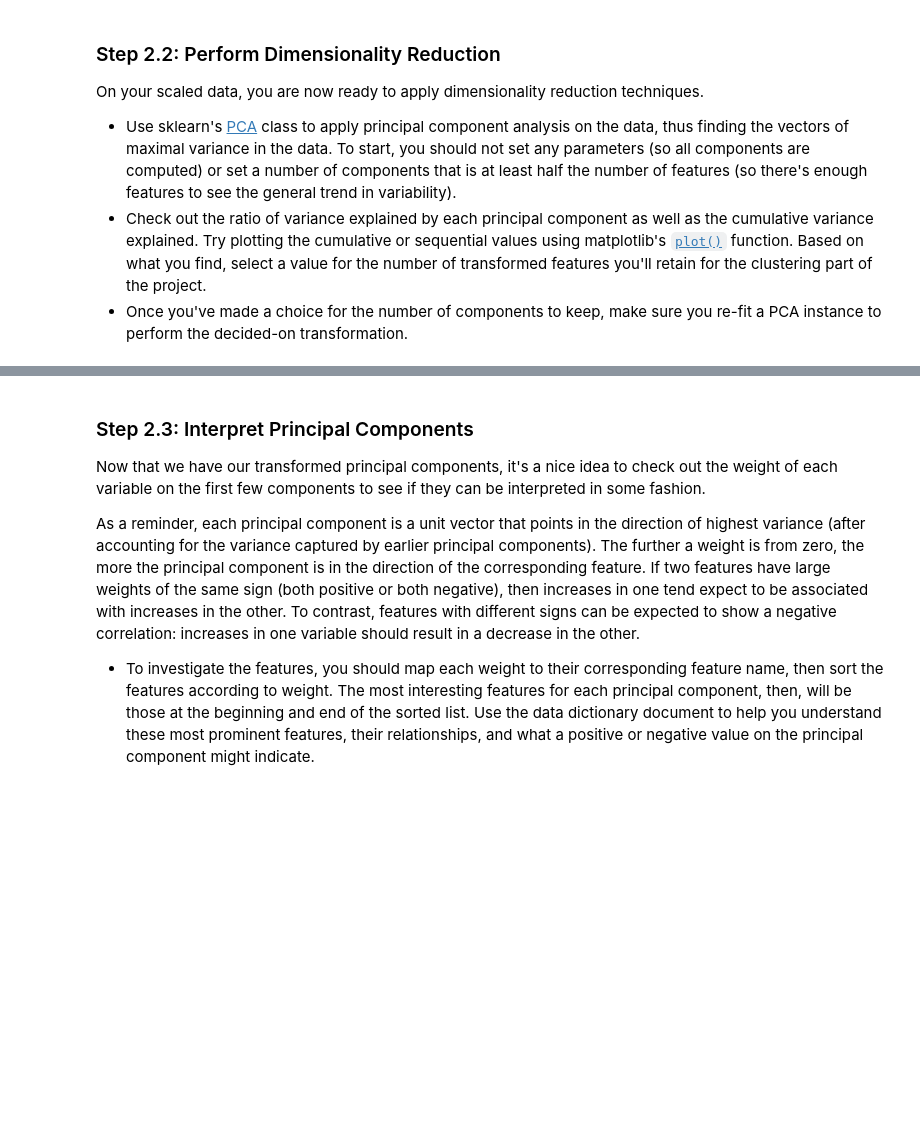
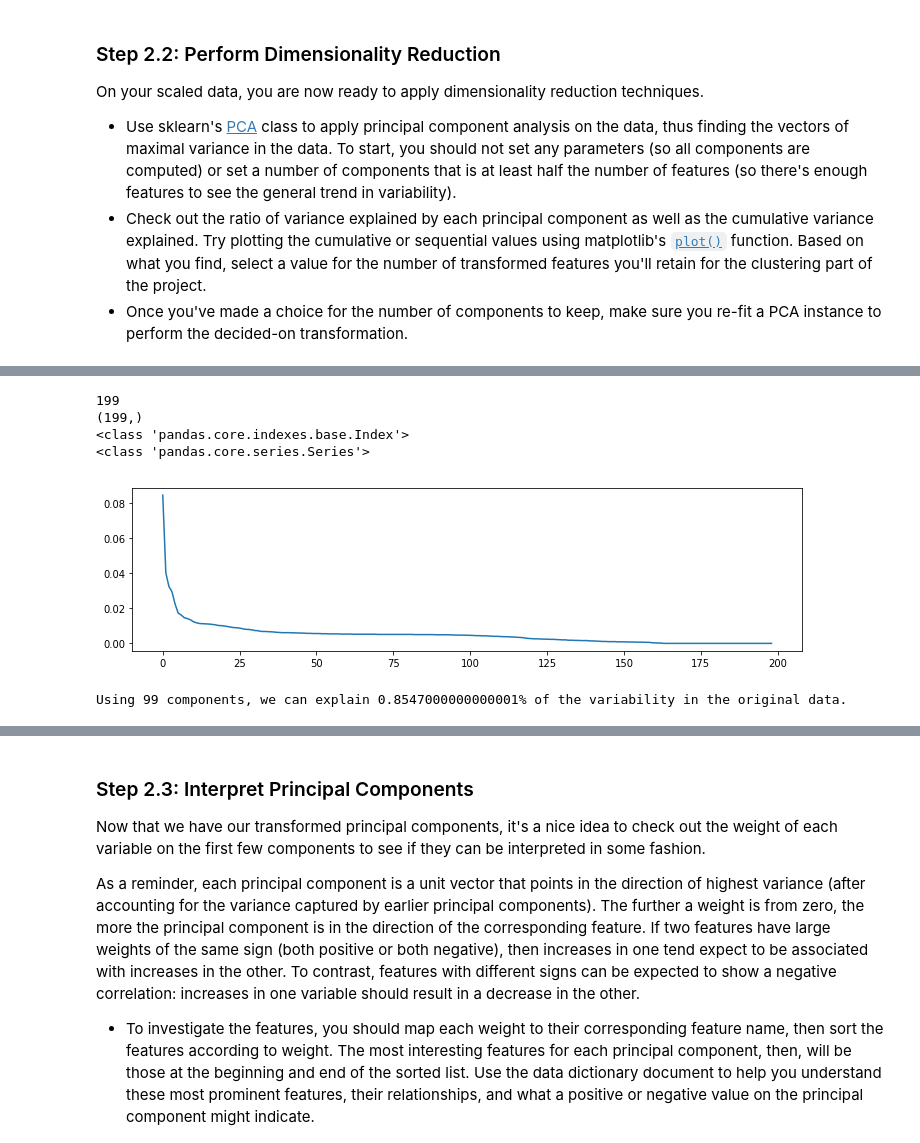
Before and after one commit to jihangshin/udacity, a Jupyter notebook: Identify Customer Segments/Identify_Customer_Segments.ipynb, the cells around one changed output, grey strips where cells are left out. Drawn from its saved outputs; the diff is of its cells as text; code cells hidden in the pictures; blank space fills up the shorter version.

```diff
--- a/Identify Customer Segments/Identify_Customer_Segments.ipynb
+++ b/Identify Customer Segments/Identify_Customer_Segments.ipynb
@@ -747,5 +737,8 @@ ones int64
 from sklearn import preprocessing as p
 
 # Apply feature scaling to the general population demographics data.
-df_ss = p.StandardScaler().fit_transform(azdias_df_lte_30_dropped) # Fit and transform the data
+X = p.StandardScaler().fit_transform(azdias_df_lte_30_dropped) # Fit and transform the data
+df_ss = pd.DataFrame(X)
+df_ss.columns = azdias_df_lte_30_dropped.columns
+df_ss.describe()
 # %% [output]
@@ -770,0 +799,5 @@ On your scaled data, you are now ready to apply dimensionality reduction techniq
+# %%
+# Apply PCA to the data.
+# X = p.StandardScaler().fit_transform(azdias_df_lte_30_dropped) # Fit and transform the data
+pca = PCA()
+X_pca = pca.fit_transform(X)
@@ -771,2 +808,4 @@ On your scaled data, you are now ready to apply dimensionality reduction techniq
 # %%
 # Investigate the variance accounted for by each principal component.
+comp_full = pca_results_wo_plot(df_ss, pca)
+comp_full.describe()
@@ -773,2 +835,37 @@ On your scaled data, you are now ready to apply dimensionality reduction techniq
+# %%
+#Try plotting the cumulative or sequential values using matplotlib's plot() function.
+#Based on what you find, select a value for the number of transformed features,
+#you'll retain for the clustering part of the project.
+
+print(len(comp_full.index))
+print(comp_full['Explained Variance'].shape)
+print(type(comp_full.index))
+print(type(comp_full['Explained Variance']))
+
+x = list(range(0, len(comp_full.index)))
+y = comp_full['Explained Variance']
+
+plt.figure(figsize=(12, 3))
+plt.plot(x, y)
+plt.show()
+# %% [output]
+199
+(199,)
+<class 'pandas.core.indexes.base.Index'>
+<class 'pandas.core.series.Series'>
+[figure, added]
+# %%
+# Find the minimum # of components explain 85% of the variability in the data
+for comp in range(3, df_ss.shape[1]):
+    pca, X_pca = do_pca(comp, df_ss)
+    comp_check = pca_results_wo_plot(df_ss, pca)
+    if comp_check['Explained Variance'].sum() > 0.85:
+        break
+
+
+num_comps = comp_check.shape[0]
+print("Using {} components, we can explain {}% of the variability in the original data.".format(comp_check.shape[0],comp_check['Explained Variance'].sum()))
+# %% [output]
+Using 99 components, we can explain 0.8547000000000001% of the variability in the original data.
 # %%
 # Re-apply PCA to the data while selecting for number of components to retain.
```
Also changed, not shown: parts of 24 cells of this notebook, 3 other files.
